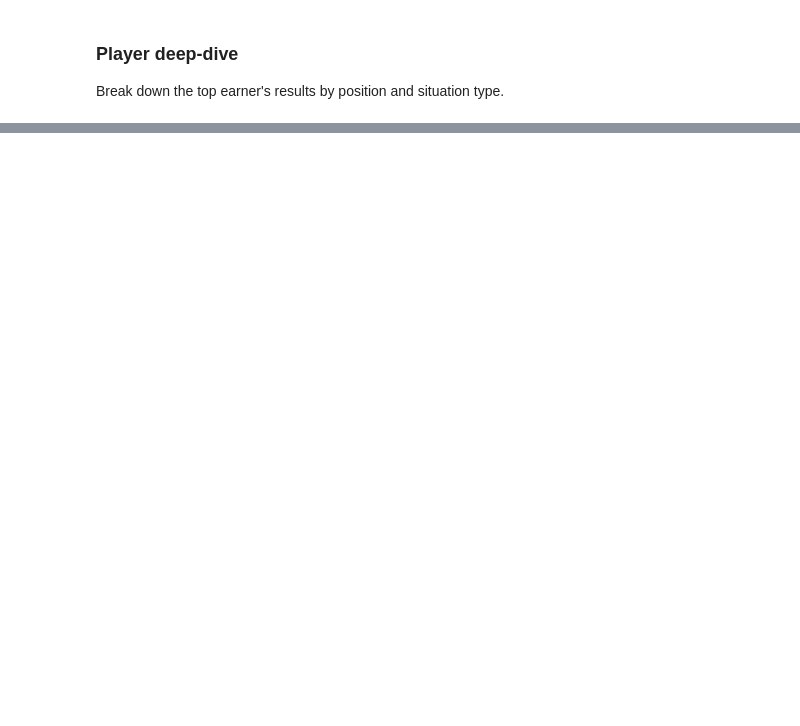
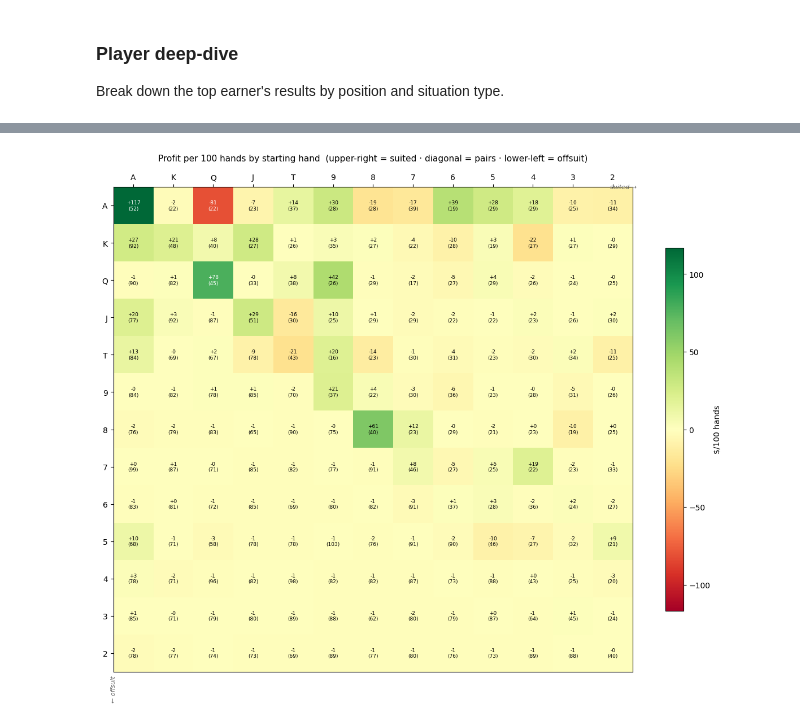
Before and after one commit to ScottBorland/Poker-Dataset-Analysis, a Jupyter notebook: notebooks/exploration.ipynb, the cells around one changed output, grey strips where cells are left out. Drawn from its saved outputs; the diff is of its cells as text; code cells hidden in the pictures; blank space fills up the shorter version.

```diff
--- a/notebooks/exploration.ipynb
+++ b/notebooks/exploration.ipynb
@@ -451,3 +742,58 @@ Break down the top earner's results by position and situation type.
+# %%
+
+# --- 13×13 starting hand grid ($/100 hands) ---
+import matplotlib.colors as mcolors
+
+grid   = np.full((13, 13), np.nan)
+sample = np.zeros((13, 13), dtype=int)
+
+for _, row in hand_stats.iterrows():
+    h = row['hand']
+    if len(h) == 2 and h[0] == h[1]:          # pair — diagonal
+        i = RANK_IDX[h[0]]
+        grid[i, i]   = row['avg_per_hand']
+        sample[i, i] = int(row['hands'])
+    elif h.endswith('s'):                       # suited — upper-right triangle
+        i, j = RANK_IDX[h[0]], RANK_IDX[h[1]]
+        grid[i, j]   = row['avg_per_hand']
+        sample[i, j] = int(row['hands'])
+    elif h.endswith('o'):                       # offsuit — lower-left triangle
+        i, j = RANK_IDX[h[0]], RANK_IDX[h[1]]
+        grid[j, i]   = row['avg_per_hand']
+        sample[j, i] = int(row['hands'])
+
+vmax = max(abs(np.nanmin(grid)), abs(np.nanmax(grid)))
+
+fig, ax = plt.subplots(figsize=(12, 10))
+im = ax.imshow(grid, cmap='RdYlGn', vmin=-vmax, vmax=vmax, aspect='auto')
+
+ax.set_xticks(range(13)); ax.set_yticks(range(13))
+ax.set_xticklabels(RANKS, fontsize=10); ax.set_yticklabels(RANKS, fontsize=10)
+ax.xaxis.set_label_position('top'); ax.xaxis.tick_top()
+
+for i in range(13):
+    for j in range(13):
+        if np.isnan(grid[i, j]):
+            continue
+        val = grid[i, j]
+        colour = 'white' if abs(val) > vmax * 0.55 else 'black'
+        ax.text(j, i, f'{val:+.0f}\n({sample[i,j]})',
+                ha='center', va='center', fontsize=6.5, color=colour)
+
+ax.text(12.6, -0.5, 'suited →', ha='right', va='center', fontsize=8,
+        style='italic', color='dimgrey')
+ax.text(-0.5, 12.6, '← offsuit', ha='center', va='top', fontsize=8,
+        style='italic', color='dimgrey', rotation=90)
+
+plt.colorbar(im, ax=ax, label='$/100 hands', shrink=0.75)
+ax.set_title(
+    'Profit per 100 hands by starting hand  '
+    '(upper-right = suited · diagonal = pairs · lower-left = offsuit)',
+    pad=16, fontsize=11)
+plt.tight_layout()
+plt.show()
+# %% [output]
+[figure, added]
 # %%
 top_pid     = earnings.iloc[0]['player_id']
 top_net_won = earnings.iloc[0]['net_won']
```
Also changed, not shown: parts of 21 cells of this notebook, 9 other files.
